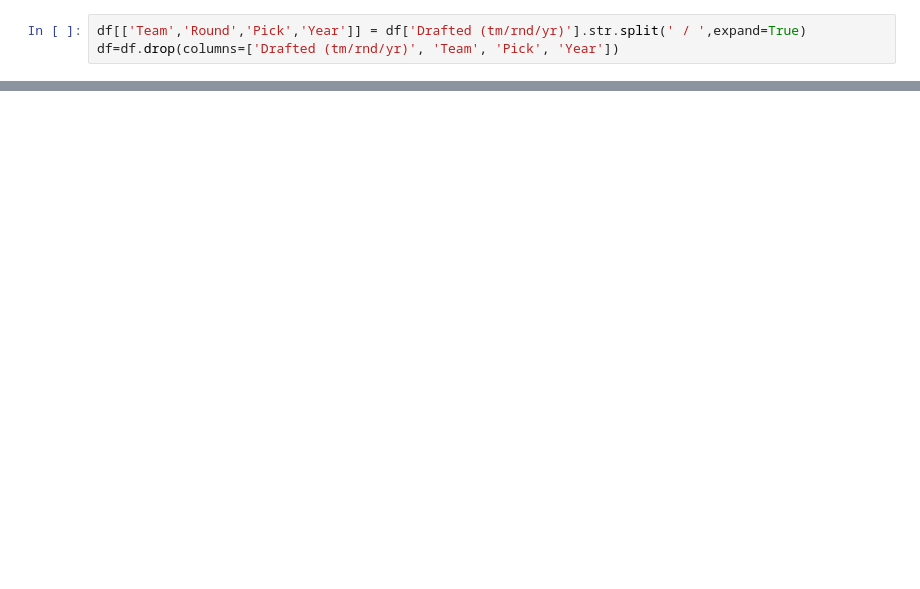
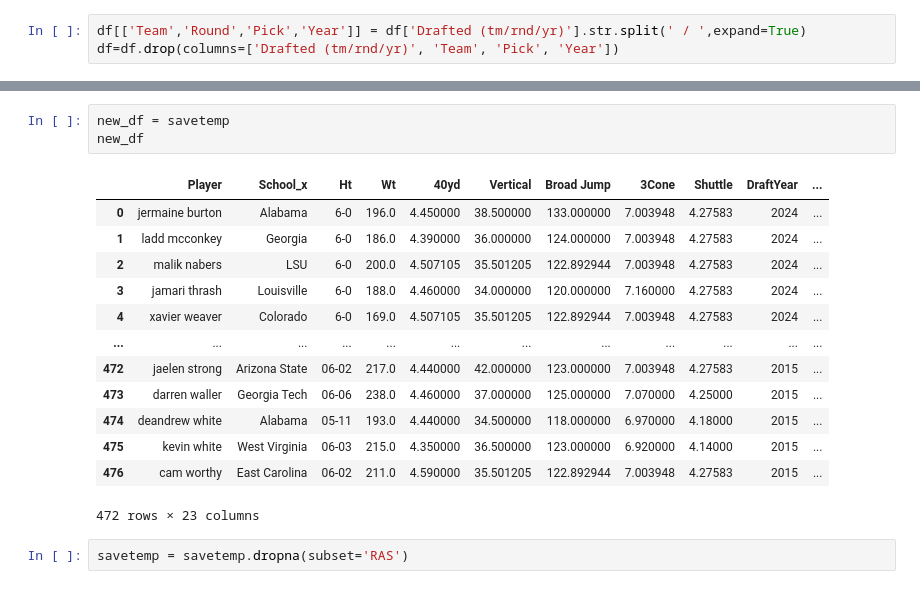
Before and after one commit to lrupp25/DraftProjectionProject, a Jupyter notebook: data3000project.ipynb, the cells around one changed output, grey strips where cells are left out. Drawn from its saved outputs; the diff is of its cells as text; blank space fills up the shorter version.

```diff
--- a/data3000project.ipynb
+++ b/data3000project.ipynb
@@ -301,0 +405,19 @@ BREAK
+# %%
+new_df = savetemp
+new_df
+# %% [output]
+|  | Player | School_x | Ht | Wt | 40yd | Vertical | Broad Jump | 3Cone | Shuttle | DraftYear | ... |
+| 0 | jermaine burton | Alabama | 6-0 | 196.0 | 4.450000 | 38.500000 | 133.000000 | 7.003948 | 4.27583 | 2024 | ... |
+| 1 | ladd mcconkey | Georgia | 6-0 | 186.0 | 4.390000 | 36.000000 | 124.000000 | 7.003948 | 4.27583 | 2024 | ... |
+| 2 | malik nabers | LSU | 6-0 | 200.0 | 4.507105 | 35.501205 | 122.892944 | 7.003948 | 4.27583 | 2024 | ... |
+| 3 | jamari thrash | Louisville | 6-0 | 188.0 | 4.460000 | 34.000000 | 120.000000 | 7.160000 | 4.27583 | 2024 | ... |
+| 4 | xavier weaver | Colorado | 6-0 | 169.0 | 4.507105 | 35.501205 | 122.892944 | 7.003948 | 4.27583 | 2024 | ... |
+| ... | ... | ... | ... | ... | ... | ... | ... | ... | ... | ... | ... |
+| 472 | jaelen strong | Arizona State | 06-02 | 217.0 | 4.440000 | 42.000000 | 123.000000 | 7.003948 | 4.27583 | 2015 | ... |
+| 473 | darren waller | Georgia Tech | 06-06 | 238.0 | 4.460000 | 37.000000 | 125.000000 | 7.070000 | 4.25000 | 2015 | ... |
+| 474 | deandrew white | Alabama | 05-11 | 193.0 | 4.440000 | 34.500000 | 118.000000 | 6.970000 | 4.18000 | 2015 | ... |
+| 475 | kevin white | West Virginia | 06-03 | 215.0 | 4.350000 | 36.500000 | 123.000000 | 6.920000 | 4.14000 | 2015 | ... |
+| 476 | cam worthy | East Carolina | 06-02 | 211.0 | 4.590000 | 35.501205 | 122.892944 | 7.003948 | 4.27583 | 2015 | ... |
+472 rows × 23 columns
+# %%
+savetemp = savetemp.dropna(subset='RAS')
```
Also changed, not shown: parts of 55 cells of this notebook.
